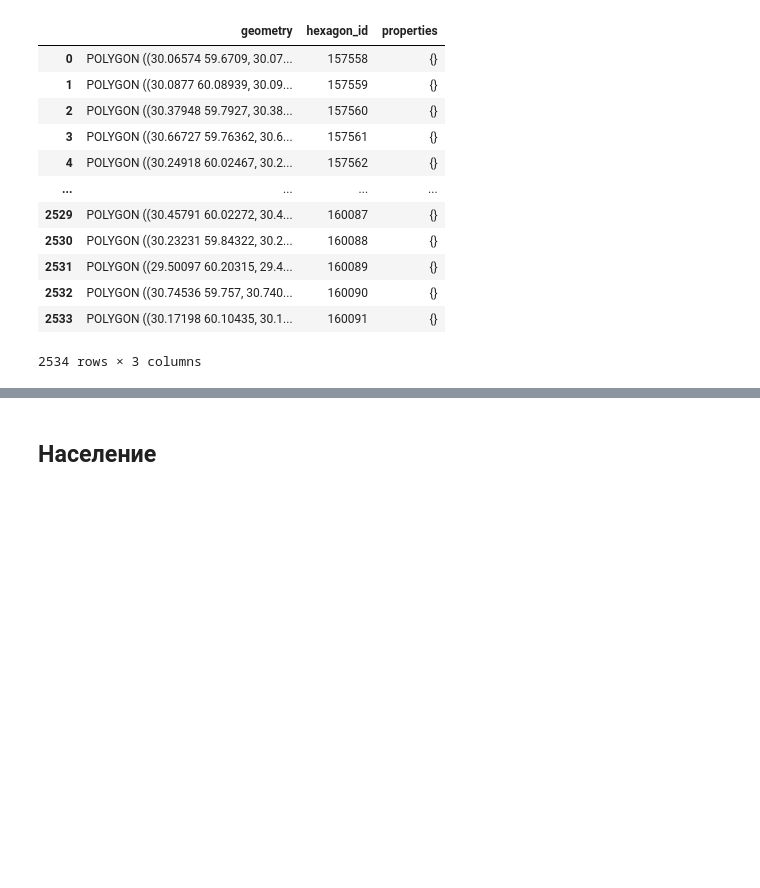
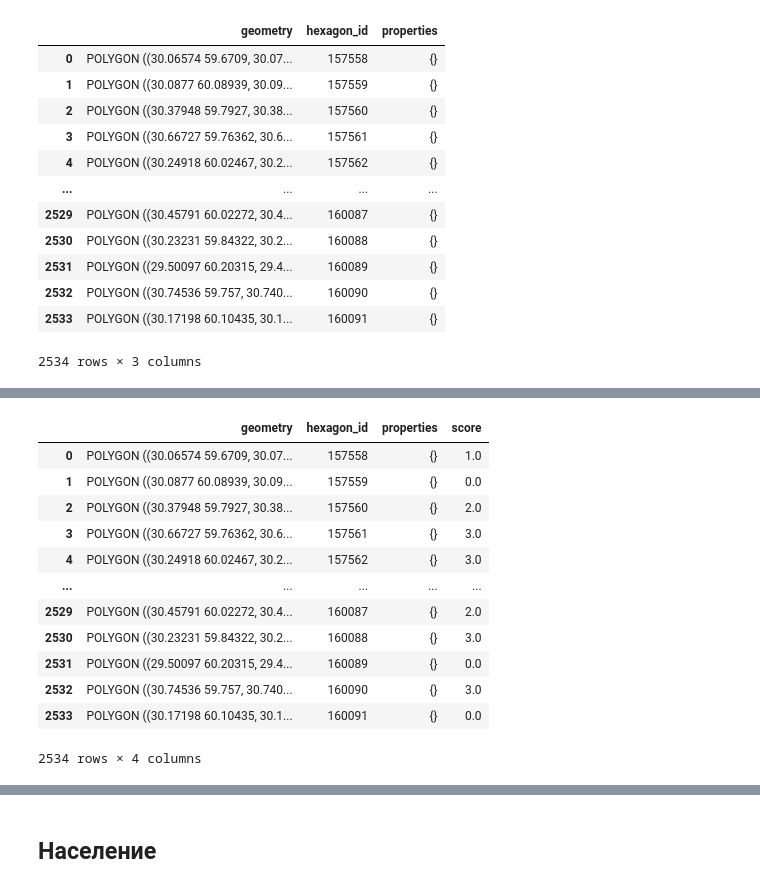
Before and after one commit to Mvin8/PopFrame, a Jupyter notebook: examples/criterion_hex.ipynb, the cells around one changed output, grey strips where cells are left out. Cells and saved outputs as stored; diff of their text form; code cells hidden in the pictures; blank space fills up the shorter version.

```diff
--- a/examples/criterion_hex.ipynb
+++ b/examples/criterion_hex.ipynb
@@ -203,0 +184,24 @@ print(gdf_hex[['hexagon_id', 'territory_id', 'population', 'pop_rating']].head()
+# %%
+from popframe.method.city_evaluation import CityPopulationScorer
+
+scorer = CityPopulationScorer(combined_gdf, gdf_hex)
+
+
+output_list = scorer.run()
+scores_df = pd.DataFrame(output_list)
+gdf_hex['score'] = scores_df['score']
+gdf_hex
+# %% [output]
+|  | geometry | hexagon_id | properties | score |
+| 0 | POLYGON ((30.06574 59.6709, 30.07... | 157558 | {} | 1.0 |
+| 1 | POLYGON ((30.0877 60.08939, 30.09... | 157559 | {} | 0.0 |
+| 2 | POLYGON ((30.37948 59.7927, 30.38... | 157560 | {} | 2.0 |
+| 3 | POLYGON ((30.66727 59.76362, 30.6... | 157561 | {} | 3.0 |
+| 4 | POLYGON ((30.24918 60.02467, 30.2... | 157562 | {} | 3.0 |
+| ... | ... | ... | ... | ... |
+| 2529 | POLYGON ((30.45791 60.02272, 30.4... | 160087 | {} | 2.0 |
+| 2530 | POLYGON ((30.23231 59.84322, 30.2... | 160088 | {} | 3.0 |
+| 2531 | POLYGON ((29.50097 60.20315, 29.4... | 160089 | {} | 0.0 |
+| 2532 | POLYGON ((30.74536 59.757, 30.740... | 160090 | {} | 3.0 |
+| 2533 | POLYGON ((30.17198 60.10435, 30.1... | 160091 | {} | 0.0 |
+2534 rows × 4 columns
```
Also changed, not shown: parts of 7 cells of this notebook, 1 other file.
